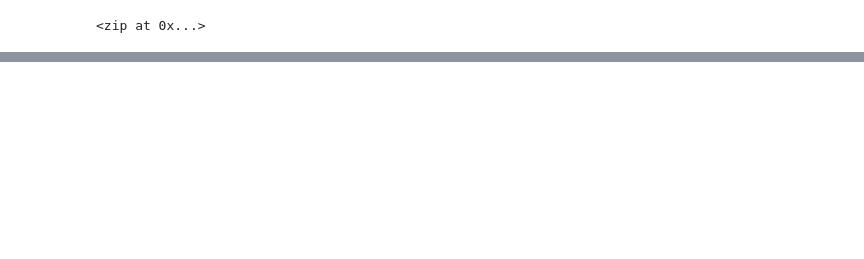
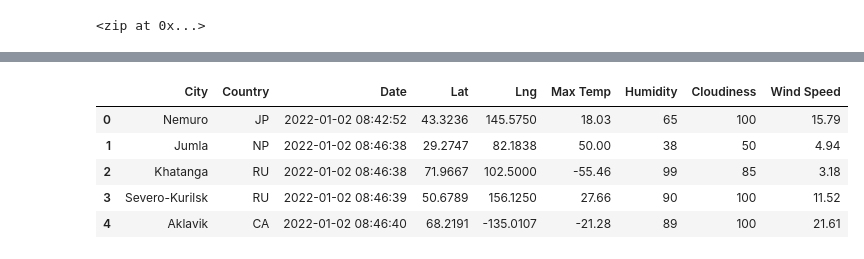
Before and after one commit to cdpeters/weather-and-map-apis-python, a Jupyter notebook: WeatherPy.ipynb, the cells around one changed output, grey strips where cells are left out. Saved outputs shown, nothing was run; the diff lists cells and outputs as text; code cells hidden in the pictures; blank space fills up the shorter version.

Commit message:
Retrieve city weather data

```diff
--- a/WeatherPy.ipynb
+++ b/WeatherPy.ipynb
@@ -11,7 +17,7 @@ rng = np.random.default_rng(seed=42)
 # %%
 # Create a set of random latitude and longitude combinations.
 lats = rng.uniform(low=-90.0, high=90.0, size=1500)
-lngs = rng.uniform(low=-90.0, high=90.0, size=1500)
+lngs = rng.uniform(low=-180.0, high=180.0, size=1500)
 lat_lngs = zip(lats, lngs)
 lat_lngs
 # %% [output]
@@ -37,0 +127,11 @@ len(cities)
+# %%
+city_data_df = pd.DataFrame(city_data)
+# city_data_df = city_data_df[['City', 'Country', 'Date', 'Lat', 'Lng', 'Max Temp', 'Humidity', 'Cloudiness', 'Wind Speed']]
+city_data_df.head()
+# %% [output]
+|  | City | Country | Date | Lat | Lng | Max Temp | Humidity | Cloudiness | Wind Speed |
+| 0 | Nemuro | JP | 2022-01-02 08:42:52 | 43.3236 | 145.5750 | 18.03 | 65 | 100 | 15.79 |
+| 1 | Jumla | NP | 2022-01-02 08:46:38 | 29.2747 | 82.1838 | 50.00 | 38 | 50 | 4.94 |
+| 2 | Khatanga | RU | 2022-01-02 08:46:38 | 71.9667 | 102.5000 | -55.46 | 99 | 85 | 3.18 |
+| 3 | Severo-Kurilsk | RU | 2022-01-02 08:46:39 | 50.6789 | 156.1250 | 27.66 | 90 | 100 | 11.52 |
+| 4 | Aklavik | CA | 2022-01-02 08:46:40 | 68.2191 | -135.0107 | -21.28 | 89 | 100 | 21.61 |
```
Also changed, not shown: parts of 5 cells of this notebook, 1 other file.
